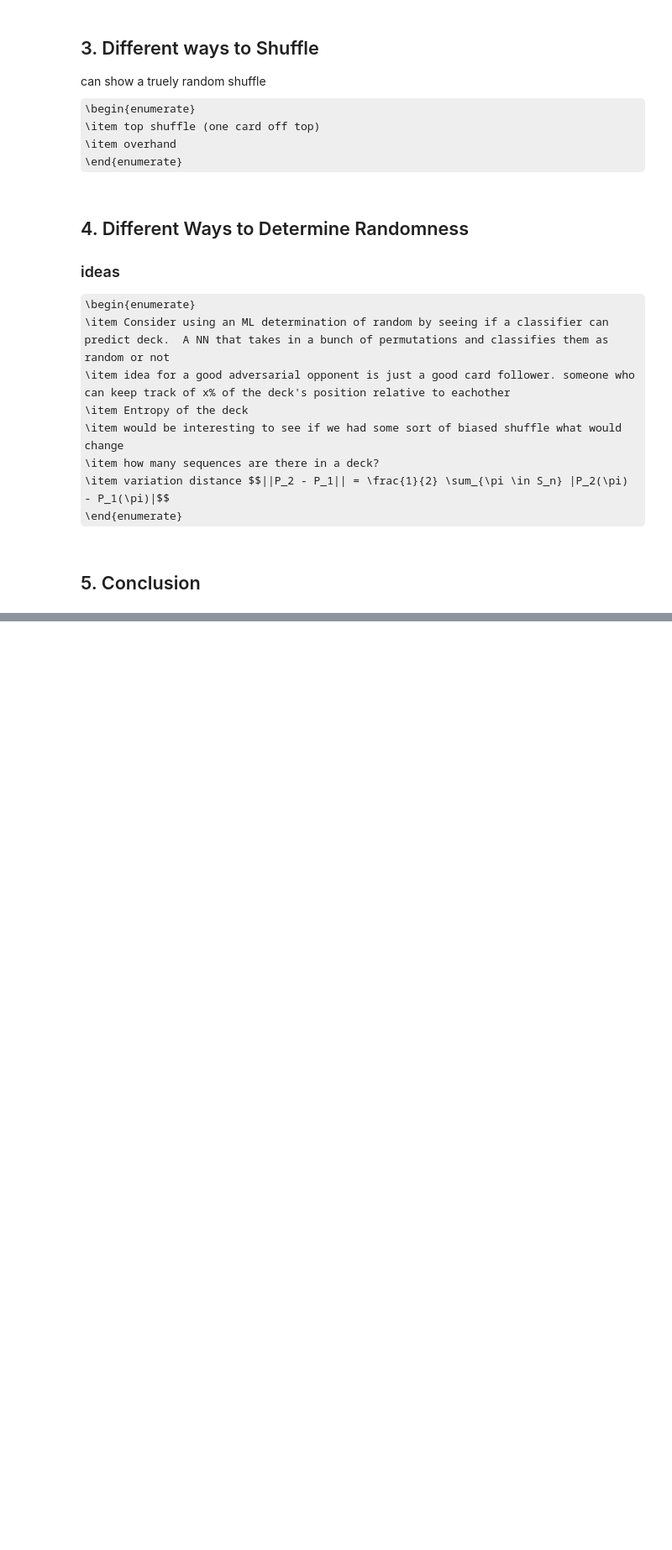
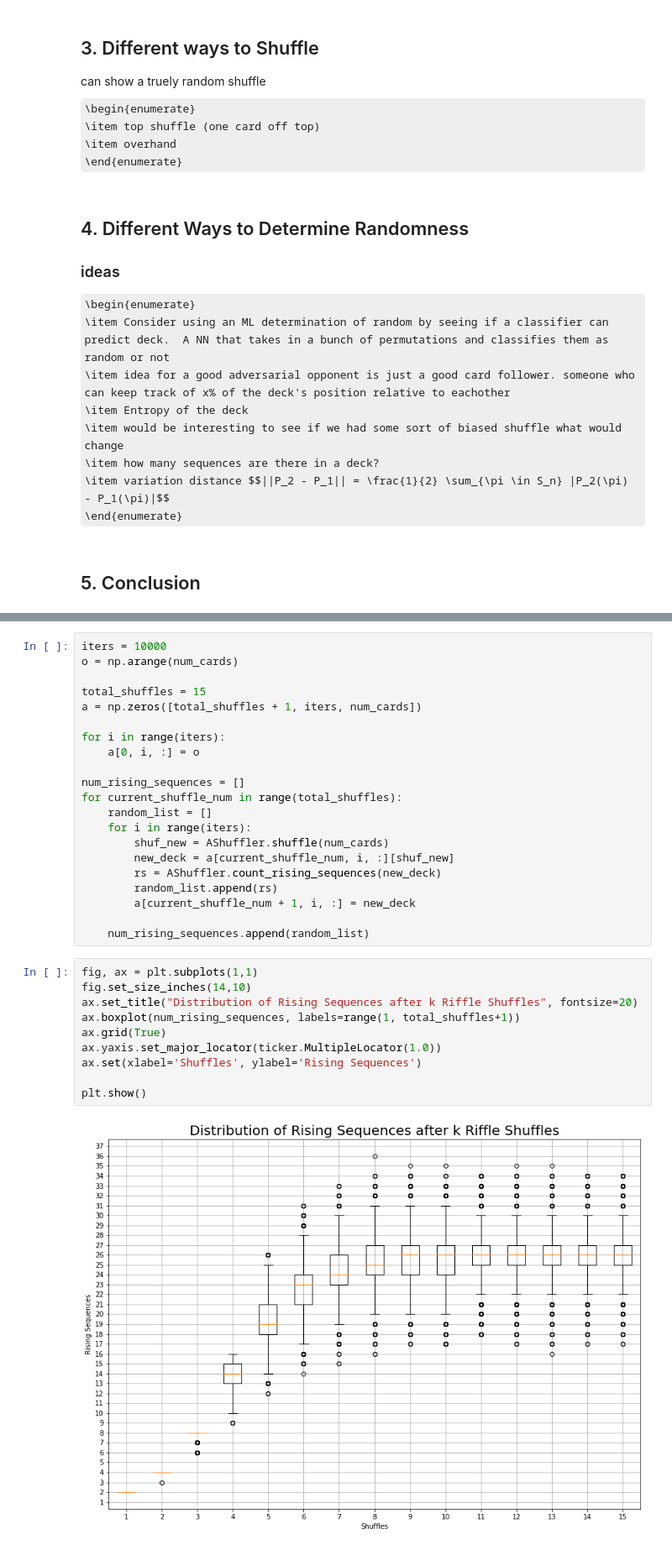
Before and after one commit to nietsxela/RandomShuffler, a Jupyter notebook: RandomShuffles.ipynb, the cells around one changed output, grey strips where cells are left out. Shown: that part at 84% size. Cells and saved outputs as stored; diff of their text form; some formulas as TeX source; blank space fills up the shorter version.

```diff
--- a/RandomShuffles.ipynb
+++ b/RandomShuffles.ipynb
@@ -143,0 +213,33 @@ can show a truely random shuffle
+# %%
+iters = 10000
+o = np.arange(num_cards)
+
+total_shuffles = 15
+a = np.zeros([total_shuffles + 1, iters, num_cards])
+
+for i in range(iters):
+    a[0, i, :] = o
+
+num_rising_sequences = []
+for current_shuffle_num in range(total_shuffles):
+    random_list = []
+    for i in range(iters):
+        shuf_new = AShuffler.shuffle(num_cards)
+        new_deck = a[current_shuffle_num, i, :][shuf_new]
+        rs = AShuffler.count_rising_sequences(new_deck)
+        random_list.append(rs)
+        a[current_shuffle_num + 1, i, :] = new_deck
+
+    num_rising_sequences.append(random_list)
+# %%
+fig, ax = plt.subplots(1,1)
+fig.set_size_inches(14,10)
+ax.set_title("Distribution of Rising Sequences after k Riffle Shuffles", fontsize=20)
+ax.boxplot(num_rising_sequences, labels=range(1, total_shuffles+1))
+ax.grid(True)
+ax.yaxis.set_major_locator(ticker.MultipleLocator(1.0))
+ax.set(xlabel='Shuffles', ylabel='Rising Sequences')
+
+plt.show()
+# %% [output]
+[figure, added]
```
Also changed, not shown: parts of 11 cells of this notebook, 3 other files.
